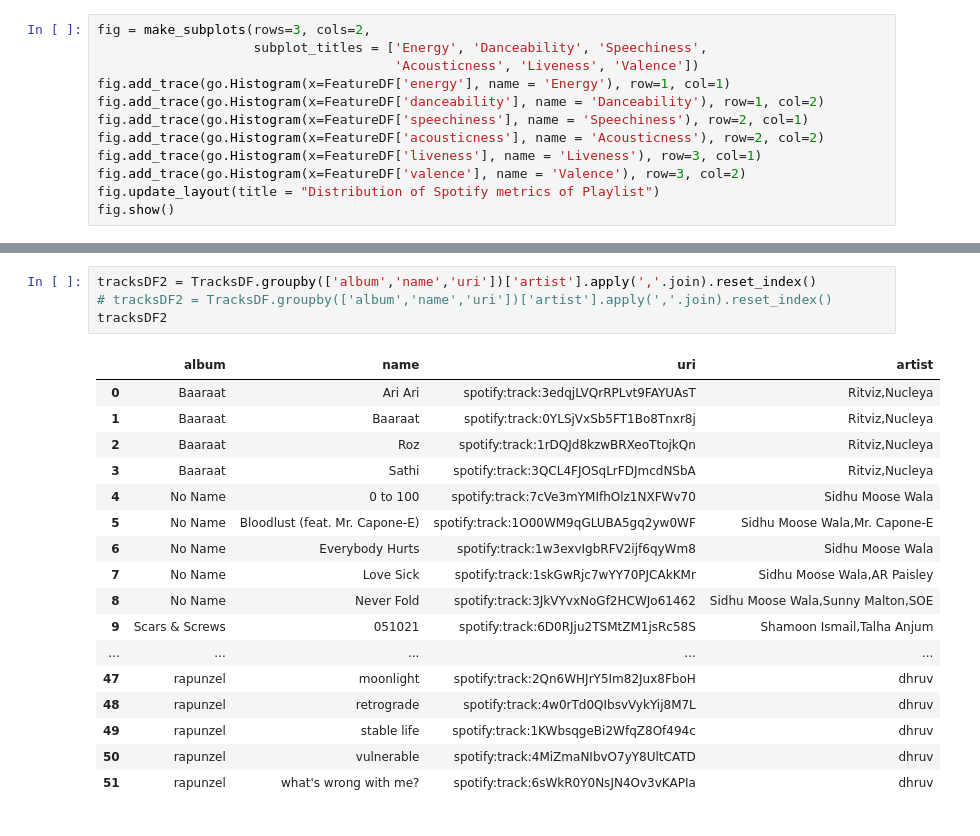
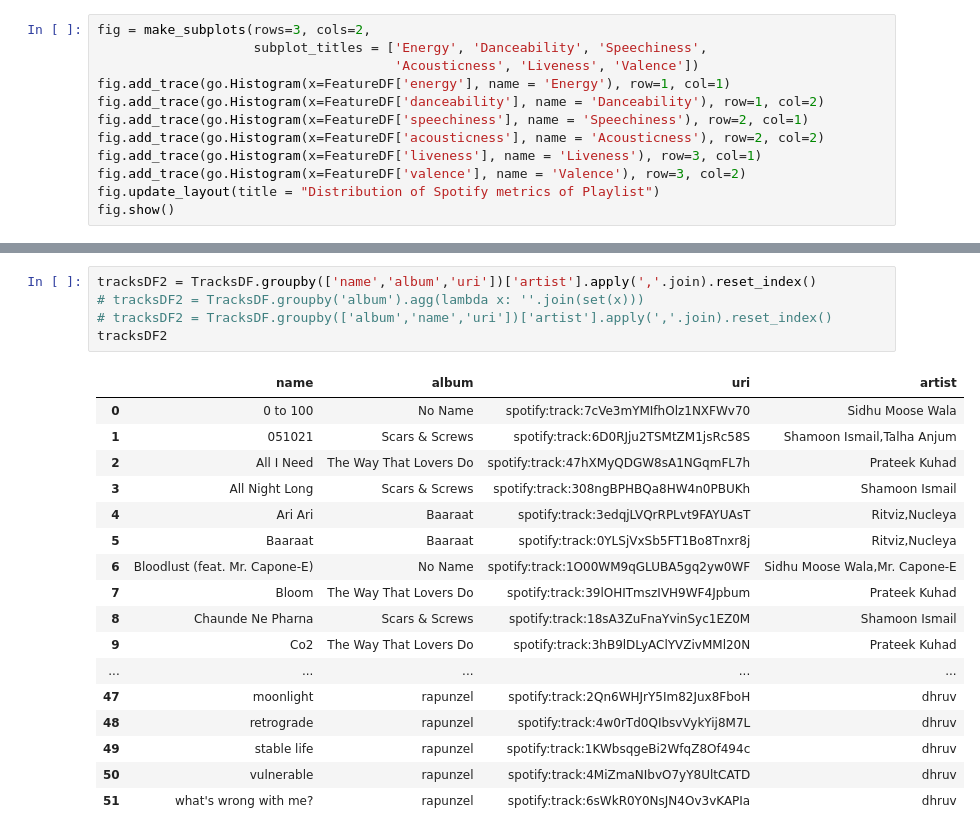
Before and after one commit to prrrathm/spotipy-analysis, a Jupyter notebook: DAVProjectFinal.ipynb, the cells around one changed output, grey strips where cells are left out. Drawn from its saved outputs; the diff is of its cells as text.

```diff
--- a/DAVProjectFinal.ipynb
+++ b/DAVProjectFinal.ipynb
@@ -93,25 +101,26 @@ fig.show()
 # %%
-tracksDF2 = TracksDF.groupby(['album','name','uri'])['artist'].apply(','.join).reset_index()
+tracksDF2 = TracksDF.groupby(['name','album','uri'])['artist'].apply(','.join).reset_index()
+# tracksDF2 = TracksDF.groupby('album').agg(lambda x: ''.join(set(x)))
 # tracksDF2 = TracksDF.groupby(['album','name','uri'])['artist'].apply(','.join).reset_index()
 tracksDF2
 # %% [output]
-|  | album | name | uri | artist |
-| 0 | Baaraat | Ari Ari | spotify:track:3edqjLVQrRPLvt9FAYUAsT | Ritviz,Nucleya |
-| 1 | Baaraat | Baaraat | spotify:track:0YLSjVxSb5FT1Bo8Tnxr8j | Ritviz,Nucleya |
-| 2 | Baaraat | Roz | spotify:track:1rDQJd8kzwBRXeoTtojkQn | Ritviz,Nucleya |
-| 3 | Baaraat | Sathi | spotify:track:3QCL4FJOSqLrFDJmcdNSbA | Ritviz,Nucleya |
-| 4 | No Name | 0 to 100 | spotify:track:7cVe3mYMIfhOlz1NXFWv70 | Sidhu Moose Wala |
-| 5 | No Name | Bloodlust (feat. Mr. Capone-E) | spotify:track:1O00WM9qGLUBA5gq2yw0WF | Sidhu Moose Wala,Mr. Capone-E |
-| 6 | No Name | Everybody Hurts | spotify:track:1w3exvIgbRFV2ijf6qyWm8 | Sidhu Moose Wala |
-| 7 | No Name | Love Sick | spotify:track:1skGwRjc7wYY70PJCAkKMr | Sidhu Moose Wala,AR Paisley |
-| 8 | No Name | Never Fold | spotify:track:3JkVYvxNoGf2HCWJo61462 | Sidhu Moose Wala,Sunny Malton,SOE |
-| 9 | Scars & Screws | 051021 | spotify:track:6D0RJju2TSMtZM1jsRc58S | Shamoon Ismail,Talha Anjum |
+|  | name | album | uri | artist |
+| 0 | 0 to 100 | No Name | spotify:track:7cVe3mYMIfhOlz1NXFWv70 | Sidhu Moose Wala |
+| 1 | 051021 | Scars & Screws | spotify:track:6D0RJju2TSMtZM1jsRc58S | Shamoon Ismail,Talha Anjum |
+| 2 | All I Need | The Way That Lovers Do | spotify:track:47hXMyQDGW8sA1NGqmFL7h | Prateek Kuhad |
+| 3 | All Night Long | Scars & Screws | spotify:track:308ngBPHBQa8HW4n0PBUKh | Shamoon Ismail |
+| 4 | Ari Ari | Baaraat | spotify:track:3edqjLVQrRPLvt9FAYUAsT | Ritviz,Nucleya |
+| 5 | Baaraat | Baaraat | spotify:track:0YLSjVxSb5FT1Bo8Tnxr8j | Ritviz,Nucleya |
+| 6 | Bloodlust (feat. Mr. Capone-E) | No Name | spotify:track:1O00WM9qGLUBA5gq2yw0WF | Sidhu Moose Wala,Mr. Capone-E |
+| 7 | Bloom | The Way That Lovers Do | spotify:track:39lOHITmszIVH9WF4Jpbum | Prateek Kuhad |
+| 8 | Chaunde Ne Pharna | Scars & Screws | spotify:track:18sA3ZuFnaYvinSyc1EZ0M | Shamoon Ismail |
+| 9 | Co2 | The Way That Lovers Do | spotify:track:3hB9lDLyAClYVZivMMl20N | Prateek Kuhad |
 | ... | ... | ... | ... | ... |
-| 47 | rapunzel | moonlight | spotify:track:2Qn6WHJrY5Im82Jux8FboH | dhruv |
-| 48 | rapunzel | retrograde | spotify:track:4w0rTd0QIbsvVykYij8M7L | dhruv |
-| 49 | rapunzel | stable life | spotify:track:1KWbsqgeBi2WfqZ8Of494c | dhruv |
-| 50 | rapunzel | vulnerable | spotify:track:4MiZmaNIbvO7yY8UltCATD | dhruv |
-| 51 | rapunzel | what's wrong with me? | spotify:track:6sWkR0Y0NsJN4Ov3vKAPIa | dhruv |
+| 47 | moonlight | rapunzel | spotify:track:2Qn6WHJrY5Im82Jux8FboH | dhruv |
+| 48 | retrograde | rapunzel | spotify:track:4w0rTd0QIbsvVykYij8M7L | dhruv |
+| 49 | stable life | rapunzel | spotify:track:1KWbsqgeBi2WfqZ8Of494c | dhruv |
+| 50 | vulnerable | rapunzel | spotify:track:4MiZmaNIbvO7yY8UltCATD | dhruv |
+| 51 | what's wrong with me? | rapunzel | spotify:track:6sWkR0Y0NsJN4Ov3vKAPIa | dhruv |
 # %%
 DF1 = pd.merge(tracksDF2, FeatureDF, on="uri")
 DF1.head()
```
Also changed, not shown: parts of 7 cells of this notebook, 1 other file.
